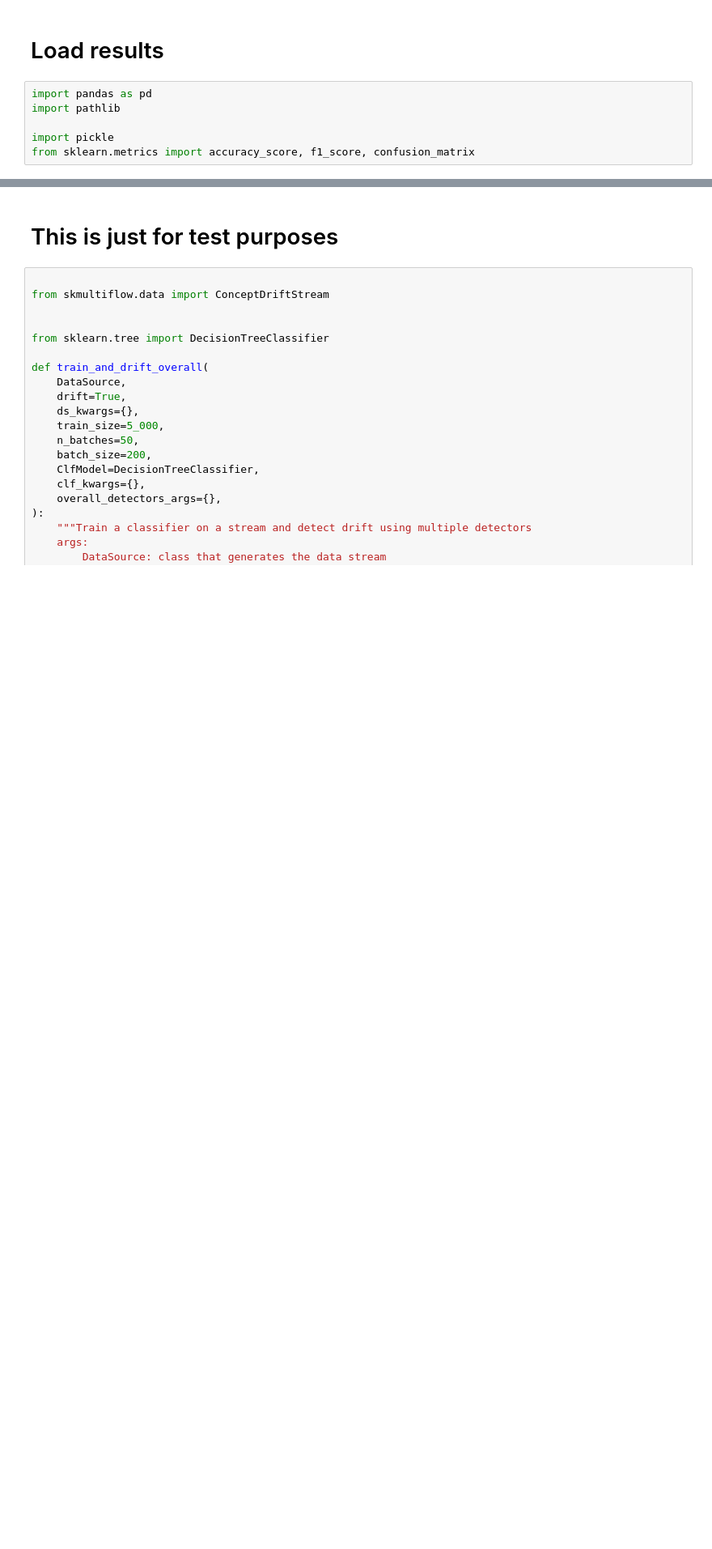
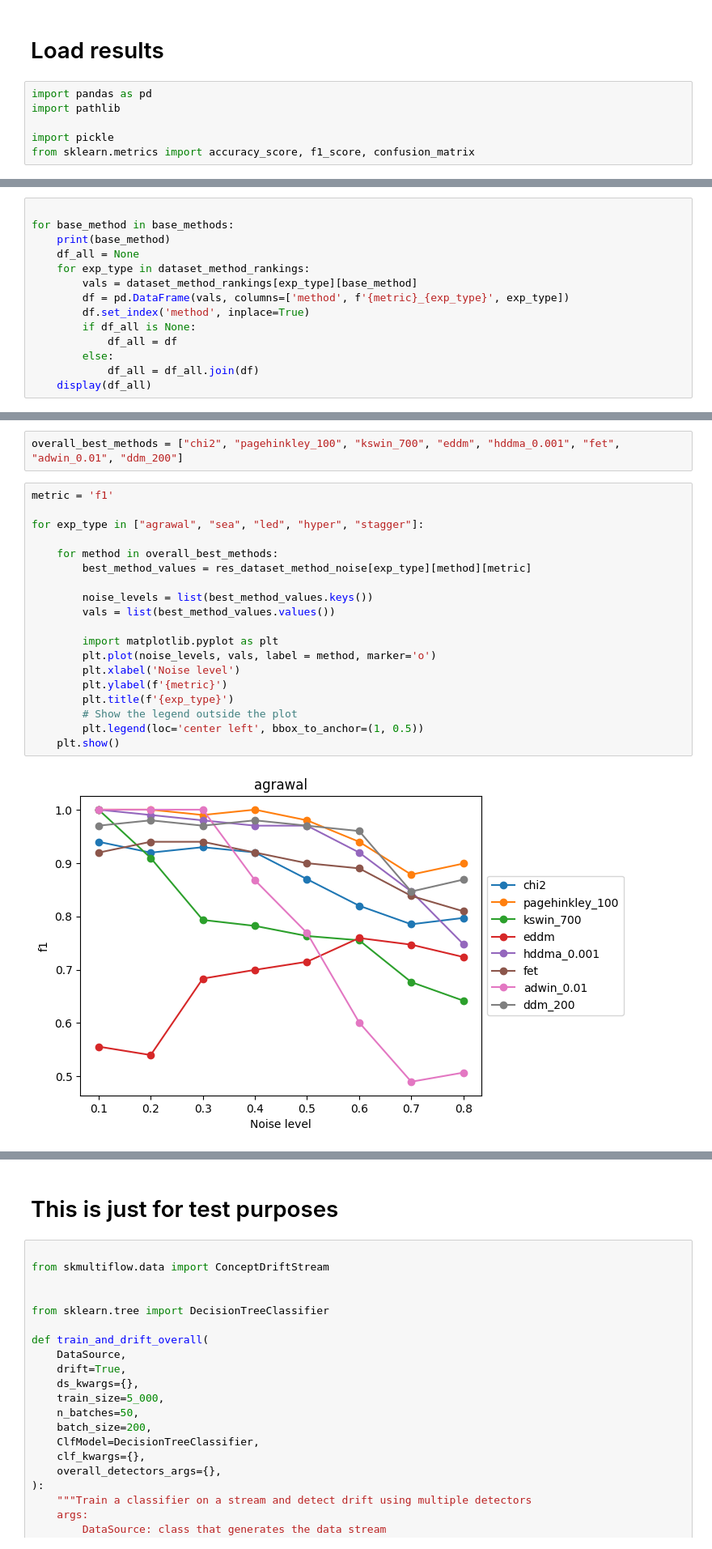
Before and after one commit to fgiobergia/DriftInspector, a Jupyter notebook: src/synth/cds_global_methods.ipynb, the cells around one changed output, grey strips where cells are left out. Shown: that part at 81% size. Drawn from its saved outputs; the diff is of its cells as text; blank space fills up the shorter version.

```diff
--- a/src/synth/cds_global_methods.ipynb
+++ b/src/synth/cds_global_methods.ipynb
@@ -62,0 +271,14 @@ File results/results-overall-drift-datasets-noise-0.2/agrawal_drift_results_over
+# %%
+
+for base_method in base_methods:
+    print(base_method)
+    df_all = None
+    for exp_type in dataset_method_rankings:
+        vals = dataset_method_rankings[exp_type][base_method]
+        df = pd.DataFrame(vals, columns=['method', f'{metric}_{exp_type}', exp_type])
+        df.set_index('method', inplace=True)
+        if df_all is None:
+            df_all = df
+        else:
+            df_all = df_all.join(df)
+    display(df_all)
@@ -62,0 +329,23 @@ File results/results-overall-drift-datasets-noise-0.2/agrawal_drift_results_over
+# %%
+overall_best_methods = ["chi2", "pagehinkley_100", "kswin_700", "eddm", "hddma_0.001", "fet", "adwin_0.01", "ddm_200"]
+# %%
+metric = 'f1'
+
+for exp_type in ["agrawal", "sea", "led", "hyper", "stagger"]:
+
+    for method in overall_best_methods:
+        best_method_values = res_dataset_method_noise[exp_type][method][metric]
+
+        noise_levels = list(best_method_values.keys())
+        vals = list(best_method_values.values())
+
+        import matplotlib.pyplot as plt
+        plt.plot(noise_levels, vals, label = method, marker='o')
+        plt.xlabel('Noise level')
+        plt.ylabel(f'{metric}')
+        plt.title(f'{exp_type}')
+        # Show the legend outside the plot
+        plt.legend(loc='center left', bbox_to_anchor=(1, 0.5))
+    plt.show()
+# %% [output]
+[figure, added]
```
Also changed, not shown: parts of 10 cells of this notebook.
